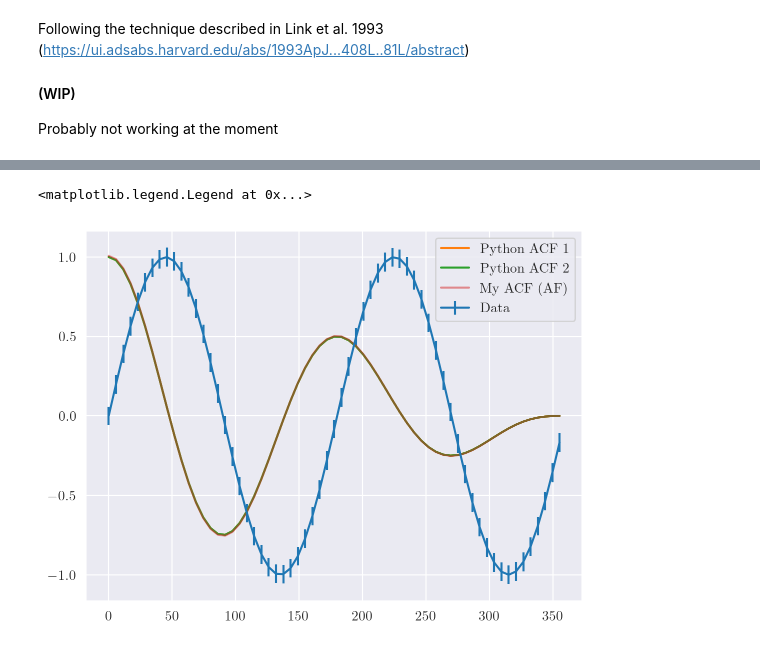
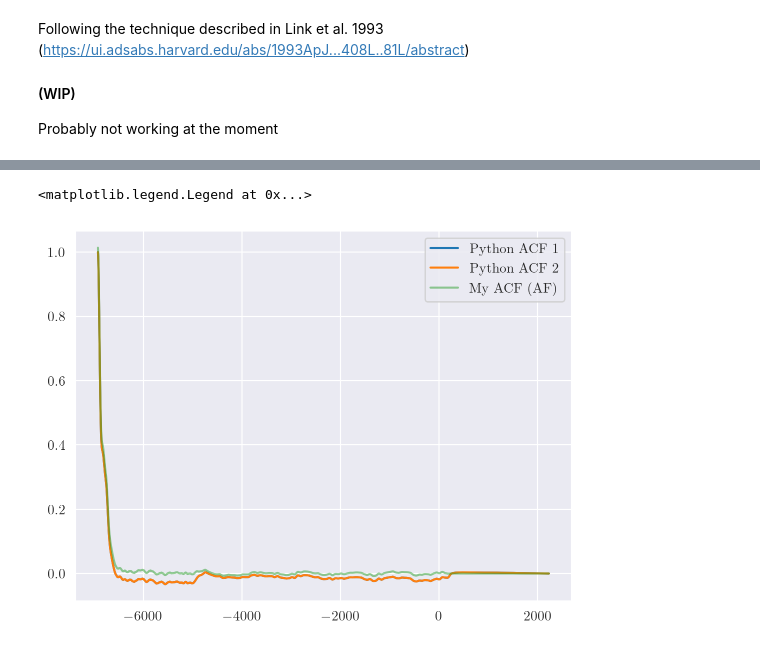
Before and after one commit to romanomaccary/geneticgrbs_v2, a Jupyter notebook: statistical_test/Real_GRBs_Test.ipynb, the cells around one changed output, grey strips where cells are left out. Saved outputs shown, nothing was run; the diff lists cells and outputs as text; code cells hidden in the pictures.

```diff
--- a/statistical_test/Real_GRBs_Test.ipynb
+++ b/statistical_test/Real_GRBs_Test.ipynb
@@ -189,36 +197,43 @@ plt.show()
 # %%
 #AUTOCORRELATION TEST CELL
 #Testo qui alcuni metodi per fare autocorrelazione con Python su dei dati più semplici da interpretare
 import statsmodels.api as sm
 
+#Sin(theta/2) data
+#times = np.arange(0, 2*np.pi, 0.1)
+#counts = np.sin(times * 2)
+#error = np.random.rand()#*0.1
 
-times = np.arange(0, 2*np.pi, 0.1)
-counts = np.sin(times * 2)
-error = np.random.rand()*0.1
-plt.errorbar(times*180/np.pi, counts, yerr = error, label = 'Data')
+#GRB data
+#Test on 1 GRB
+times, counts, error = np.loadtxt(file_path+"00105_all_bs.out", unpack=True)
+
+#plt.errorbar(times*180/np.pi, counts, yerr = error, label = 'Data')
 
 #With function in statsmodels
 acorr = sm.tsa.acf(counts, nlags = len(times) -1)
 plt.plot(times*180/np.pi, acorr, label = 'Python ACF 1')
 
 #With numpy correlate. Code taken from:
 #https://scicoding.com/4-ways-of-calculating-autocorrelation-in-python/#:~:text=Autocorrelation%20is%20a%20function%20that,algorithm%20in%20Python%20using%20autocorrelation.
 data = counts
 # Mean
 mean = np.mean(data)
 # Variance
 var = np.var(data)
 # Normalized data
 ndata = data - mean
 acorr = np.correlate(ndata, ndata, 'full')[len(ndata)-1:]
 acorr = acorr / var / len(ndata)
 plt.plot(times*180/np.pi, acorr, label = 'Python ACF 2')
 
 #The code I used above
 acf = [np.sum((np.roll(counts, u) * counts)[u:]) / np.sum(counts**2 - error**2) for u in range(len(times))]
 plt.plot(times*180/np.pi, acf, label = 'My ACF (AF)', alpha = 0.5)
 plt.legend()
-#In the end, it seems like the three codes are equivalent
+#Some notes:
+#If the error are small w.r.t. data, the three codes are equivalent. The two python codes does not factor in the contribution of the error.
+#If the error start to be not negligible, the results start to differ.
 # %% [output]
 <matplotlib.legend.Legend at 0x...>
-[figure, old version]
+[figure, new version]
```
Also changed, not shown: parts of 2 cells of this notebook.
